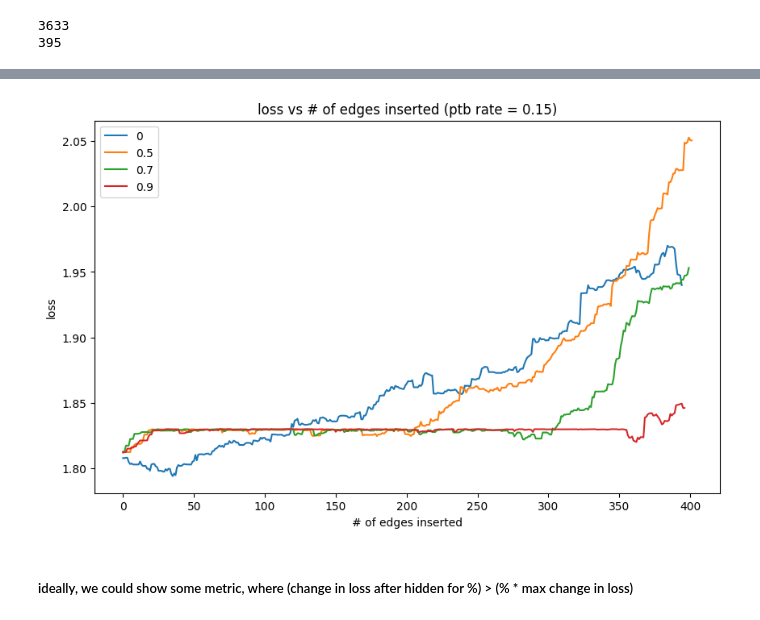
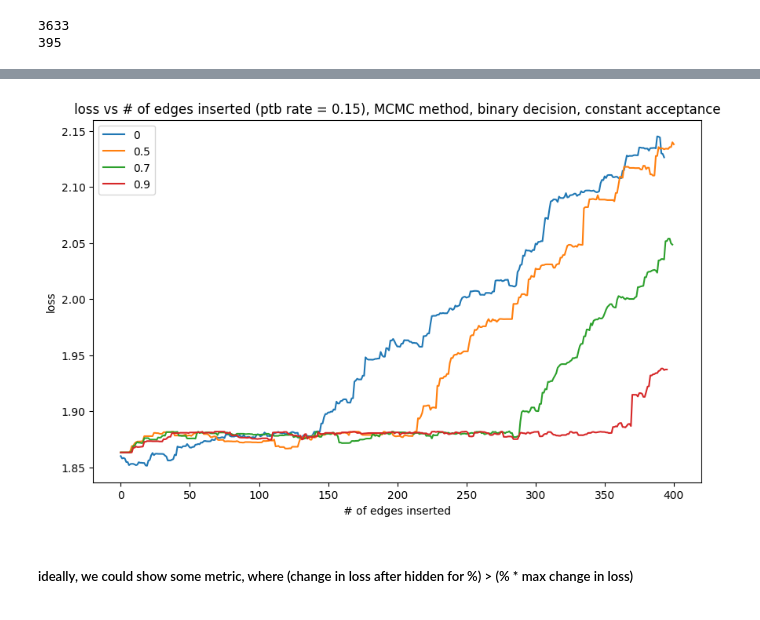
Before and after one commit to wrcorcoran/2-phase-attack, a Jupyter notebook: experiments/2-phase/metattack_loss_mcmc.ipynb, the cells around one changed output, grey strips where cells are left out. Cells and saved outputs as stored; diff of their text form; code cells hidden in the pictures.

```diff
--- a/experiments/2-phase/metattack_loss_mcmc.ipynb
+++ b/experiments/2-phase/metattack_loss_mcmc.ipynb
@@ -255,11 +184,19 @@ gen_weights(len(edges_to_add))
+# %%
+def constant_fn(delta, initial_loss, i, first_phase_edges):
+    return abs(delta) < (initial_loss / 100)
+
+def increasing_fn(delta, initial_loss, i, first_phase_edges):
+    print(abs(delta), ((i * initial_loss) / (first_phase_edges * 100)), abs(delta) < ((i * initial_loss) / (first_phase_edges * 100)))
+    return abs(delta) < (((i + 1) * initial_loss) / (first_phase_edges * 100))
 # %%
 def binary_fn(rand, i):
-    return rand < 0.05
+    return rand < 0.5
 
 def decreasing_fn(rand, i):
     return rand < math.exp(-math.log(i + 1))
 # %%
-def two_phase_attack_mcmc(split, rand_fn):
+def two_phase_attack_mcmc(split, rand_fn, accept_fn, seed=42):
+    random.seed(seed)
     dirty_data_copy = copy.copy(data)
     diff_threshold = abs(initial_loss/200)
     first_phase_edges = int(budget * split)
@@ -313,12 +250,13 @@ def two_phase_attack_mcmc(split, rand_fn):
 
     # remove dirty edges from edges_to_ad
     data_copy = copy.copy(data)
-    i, j = 0, 0 # i - number added, j - spot in list
+    i, j = 0, 0 # i - number added, j - attempts
     dirty_prev_loss, prev_loss = initial_dirty_loss, initial_loss
+    weights = gen_weights(len(edges_to_add))
     while i < first_phase_edges:
         print(f"Attempt: {j}, Selected: {i}")
         j += 1
-        u, v = random.choices(edges_to_add, weights=gen_weights(len(edges_to_add)), k=1)[0]
+        u, v = random.choices(edges_to_add, weights=weights, k=1)[0]
         # u, v = random.choices(edges_to_add, k=1)[0]
         if (u, v) in degs_set:
             continue
@@ -361,12 +299,12 @@ def two_phase_attack_mcmc(split, rand_fn):
         print(f"max_change: {initial_loss / 100}, master_clean_delta: {delta}, master_dirty_delta: {master_dirty}")
         # modified_loss: {modified_loss}, initial_loss: {initial_loss}, dirty_delta: {dirty_delta}")
         # consider something sublinear here
-        if abs(delta) < (initial_loss / 100) and dirty_delta > 0:
+        if accept_fn(delta, initial_loss, i, first_phase_edges) and dirty_delta > 0:
             print("works, adding")
             i += 1
             dirty_prev_loss = dirty_loss
             accuracies.append(modified_loss)
-        elif abs(delta) > (initial_loss / 100) or master_dirty < delta:
+        elif not accept_fn(delta, initial_loss, i, first_phase_edges) or master_dirty < delta or master_dirty < 0:
             if hasEdge:
                 G.add_edge(u, v)
                 G_dirty.add_edge(u, v)
@@ -376,8 +314,6 @@ def two_phase_attack_mcmc(split, rand_fn):
             continue
         else:
             rnd = random.random()
-            # if rnd < math.exp(-math.log(i + 1)):
-            # if rnd < 0.5:
             if rand_fn(rnd, i):
                 print("selected prob ltf")
                 i += 1
@@ -440,7 +376,7 @@ split_dic = defaultdict(list)
 # %%
 for s in splits:
     print(s)
-    split_dic[s] = two_phase_attack_mcmc(s, binary_fn)
+    split_dic[s] = two_phase_attack_mcmc(s, binary_fn, constant_fn)
 # %% [output]
 0
 0.15
@@ -508,26 +444,20 @@ works, adding
 # %%
 import matplotlib.pyplot as plt
-
-# split_dic2 = copy.copy(split_dic)
-
-# for label, values in split_dic2.items():
-#     for i in range(len(values)):
-#         split_dic2[label][i] = - abs(values[i] - initial_loss)
 
 plt.figure(figsize=(10, 6))
 
 # Iterate over the dictionary and plot each list
 for label, values in split_dic.items():
     plt.plot(values, label=str(label))
 
 plt.xlabel('# of edges inserted')
 plt.ylabel('loss')
-plt.title('loss vs # of edges inserted (ptb rate = 0.15)')
+plt.title('loss vs # of edges inserted (ptb rate = 0.15), MCMC method, binary decision, constant acceptance')
 plt.legend()
 
 plt.show()
 # %% [output]
-[figure, old version]
+[figure, new version]
 # %% [markdown]
 ##### ideally, we could show some metric, where (change in loss after hidden for %) > (% * max change in loss)
 # %%
```
Also changed, not shown: parts of 16 cells of this notebook.
